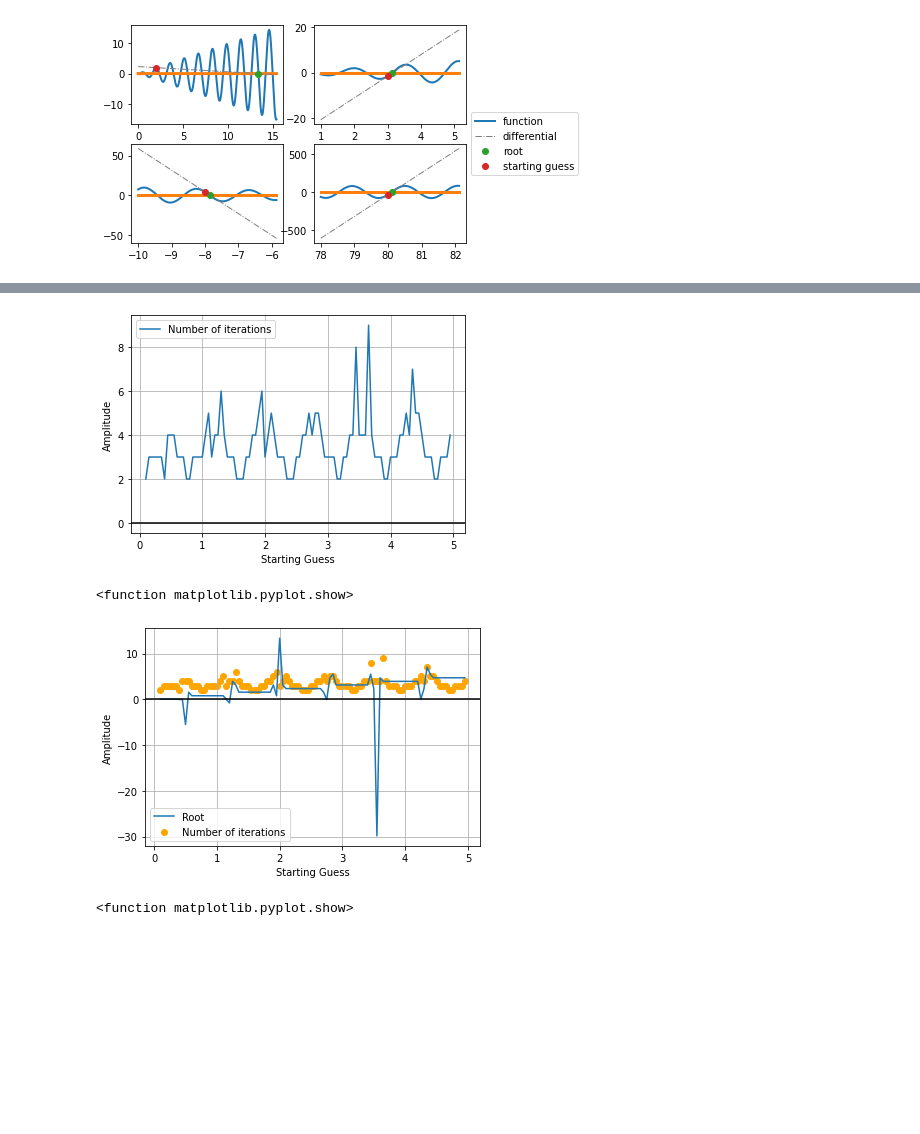
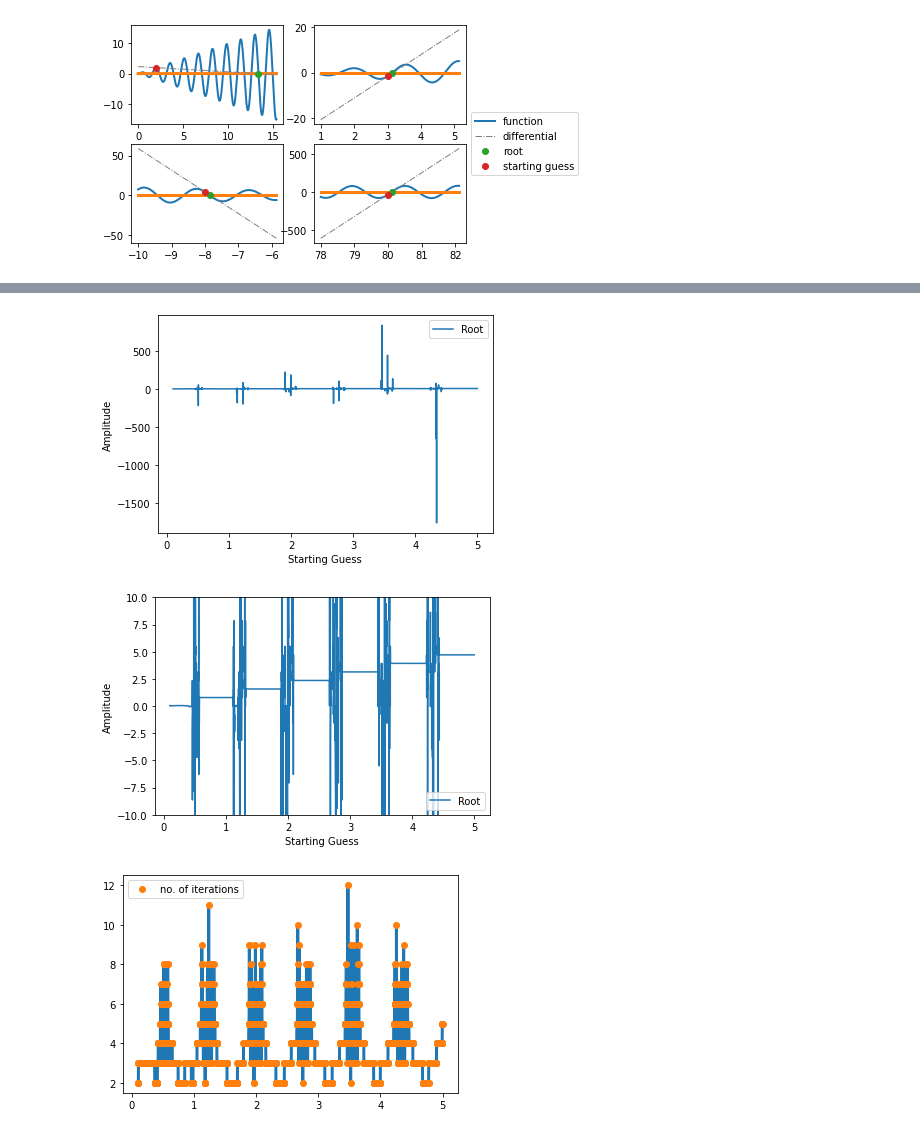
Before and after one commit to oburckard/PFE, a Jupyter notebook: Lab4.ipynb, the cells around one changed output, grey strips where cells are left out. Cells and saved outputs as stored; diff of their text form; code cells hidden in the pictures; blank space fills up the shorter version.

```diff
--- a/Lab4.ipynb
+++ b/Lab4.ipynb
@@ -515,37 +500,34 @@ Required root is: 4.71239527
 # %%
+
+##############
 #Plot part
-plt.plot(StartingGuess, nbStep, label='Number of iterations')
-
+plt.plot(StartingGuess, root, label='Root')
 #Give x axis label
 plt.xlabel('Starting Guess')
 #Give y axis label
 plt.ylabel('Amplitude')
-plt.grid(True, which='both')
-plt.axhline(y=0, color='k')
+#plt.grid(True, which='both')
 plt.legend()
 plt.show()
 
-#Display
-plt.show
+### same with y lim
+plt.plot(StartingGuess, root, label='Root')
+#Give x axis label
+plt.xlabel('Starting Guess')
+#Give y axis label
+plt.ylabel('Amplitude')
+#plt.grid(True, which='both')
+plt.ylim(-10,10)
+plt.legend()
+plt.show()
+
+###plot number of iterations
+plt.plot(StartingGuess, nbStep, lw=3)
+plt.plot(StartingGuess, nbStep, 'o', label='no. of iterations')
+
+plt.legend()
+plt.show()
 # %% [output]
-[figure, old version]
+[figure, new version]
-<function matplotlib.pyplot.show>
+[figure, added]
+[figure, added]
-# %%
-#Plot part
-plt.plot(StartingGuess, root, label='Root')
-plt.scatter(StartingGuess, nbStep, label='Number of iterations', marker='o', color='orange')
-
-#Give x axis label
-plt.xlabel('Starting Guess')
-#Give y axis label
-plt.ylabel('Amplitude')
-plt.grid(True, which='both')
-plt.axhline(y=0, color='k')
-plt.legend()
-plt.show()
-
-#Display
-plt.show
-# %% [output]
-[figure, removed]
-<function matplotlib.pyplot.show>
```
Also changed, not shown: parts of 2 cells of this notebook.
